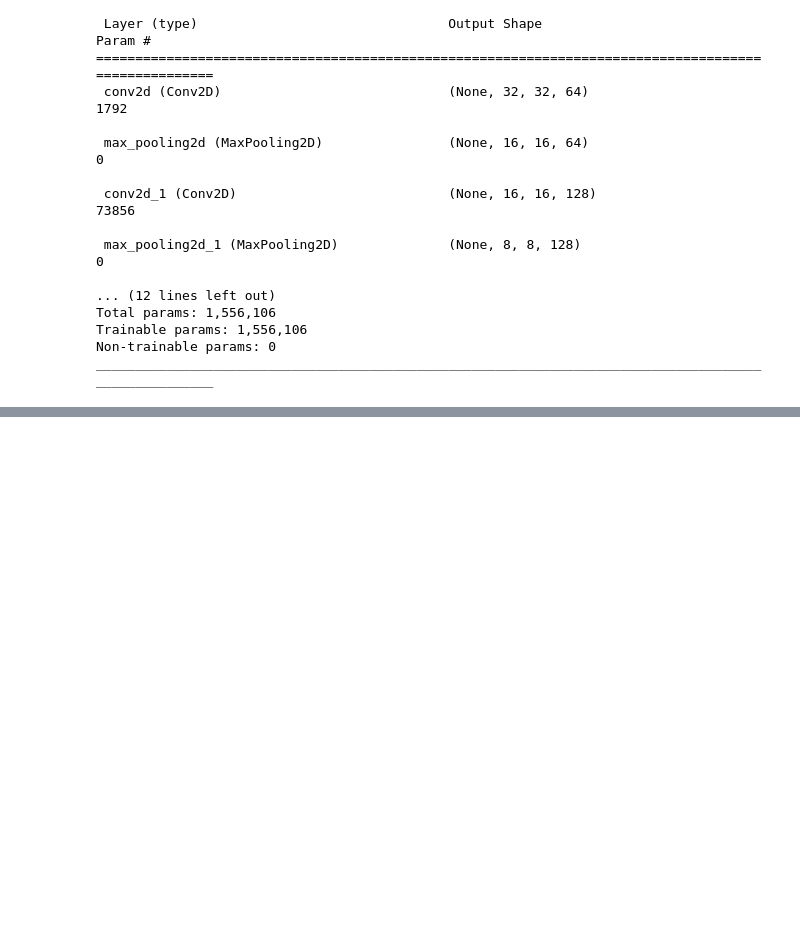
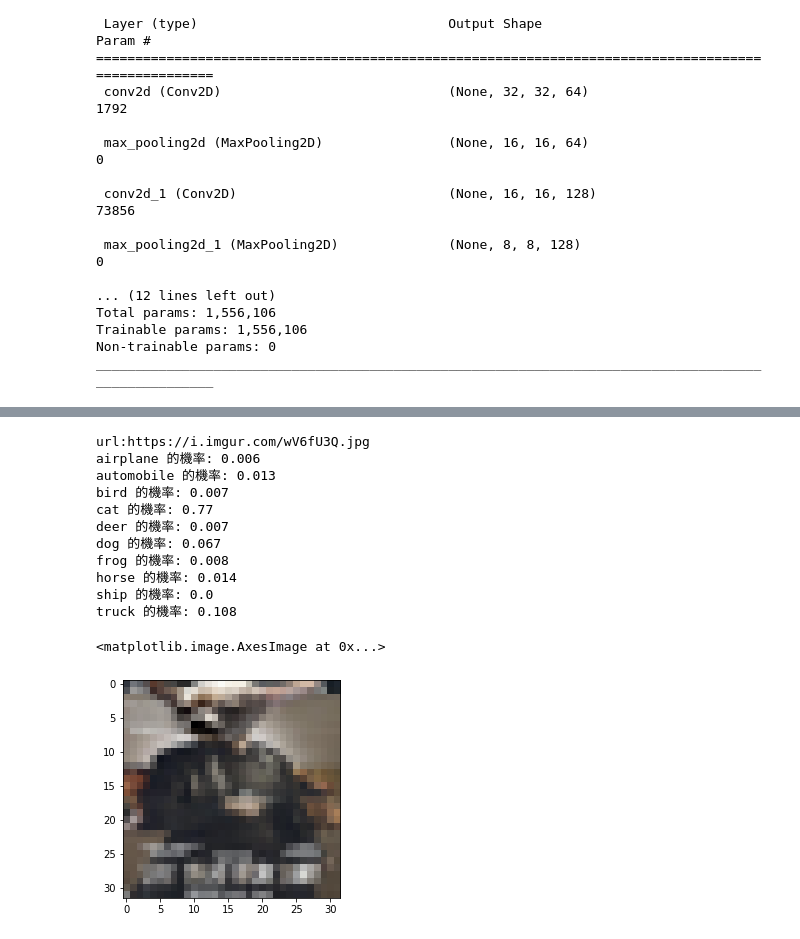
Before and after one commit to hanslee105/Deep-Machine-Learning, a Jupyter notebook: 20211122cifar10_gap_DL.ipynb, the cells around one changed output, grey strips where cells are left out. Cells and saved outputs as stored; diff of their text form; code cells hidden in the pictures; blank space fills up the shorter version.

```diff
--- a/20211122cifar10_gap_DL.ipynb
+++ b/20211122cifar10_gap_DL.ipynb
@@ -142,0 +193,28 @@ model.evaluate(x_test_norm, y_test)
+# %%
+import requests
+# pillow
+from PIL import Image
+url = input("url:")
+response = requests.get(url, stream=True)
+img = Image.open(response.raw).convert("RGB").resize((32, 32))
+img_np = np.array(img) / 255
+# (32, 32, 3) -> (1, 32, 32, 3)
+img_np = img_np.reshape(1, 32, 32, 3)
+proba = model.predict(img_np)[0]
+for p, n in zip(proba, trans):
+    print(n, "的機率:", round(p, 3))
+plt.imshow(img)
+# %% [output]
+url:https://i.imgur.com/wV6fU3Q.jpg
+airplane 的機率: 0.006
+automobile 的機率: 0.013
+bird 的機率: 0.007
+cat 的機率: 0.77
+deer 的機率: 0.007
+dog 的機率: 0.067
+frog 的機率: 0.008
+horse 的機率: 0.014
+ship 的機率: 0.0
+truck 的機率: 0.108
+<matplotlib.image.AxesImage at 0x...>
+[figure, added]
```
Also changed, not shown: parts of 8 cells of this notebook.
